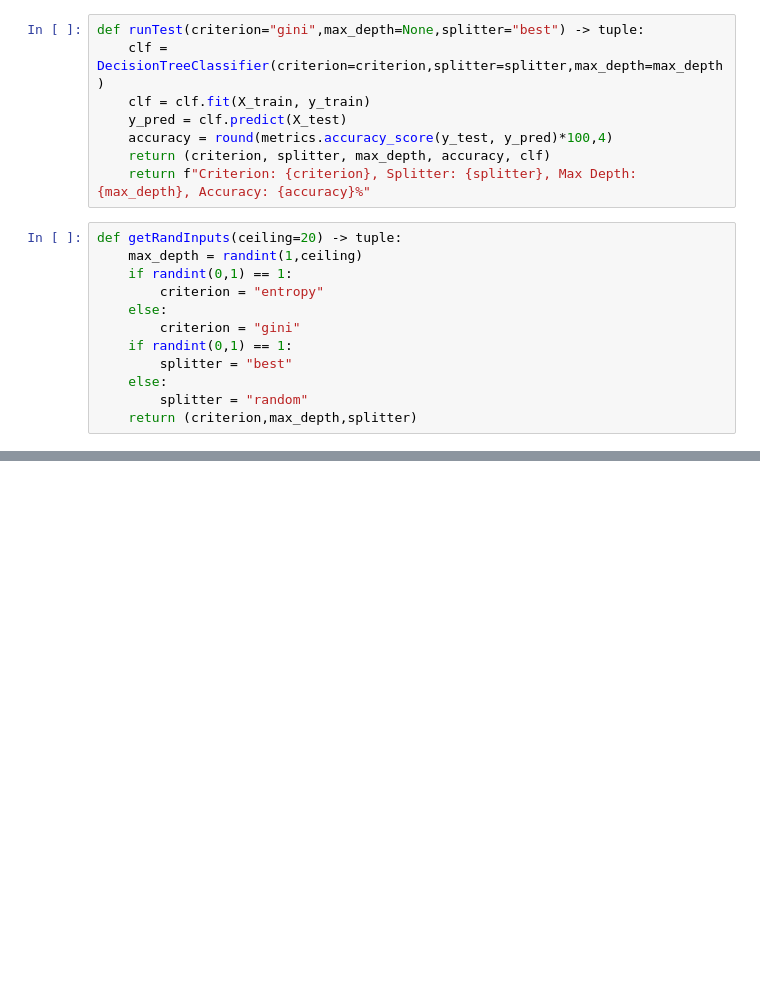
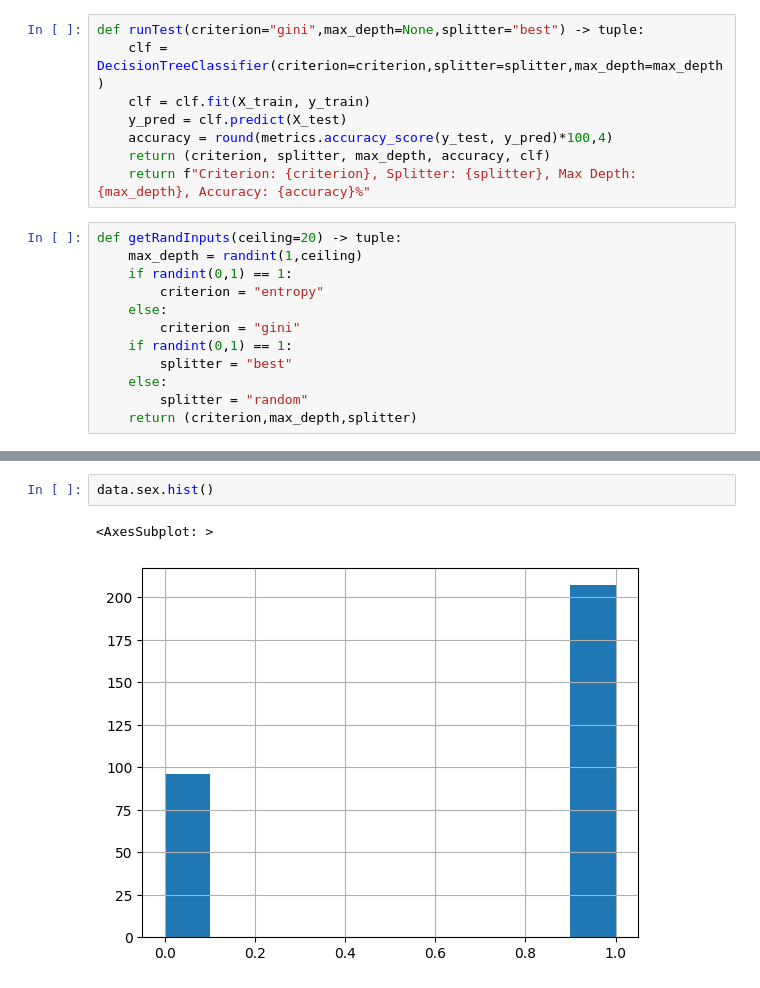
Before and after one commit to MrRitzer/HeartDiseasePrediction, a Jupyter notebook: notebook.ipynb, the cells around one changed output, grey strips where cells are left out. Drawn from its saved outputs; the diff is of its cells as text; blank space fills up the shorter version.

```diff
--- a/notebook.ipynb
+++ b/notebook.ipynb
@@ -72,0 +92,5 @@ results_strs
+# %%
+data.sex.hist()
+# %% [output]
+<AxesSubplot: >
+[figure, added]
```
Also changed, not shown: parts of 7 cells of this notebook.
